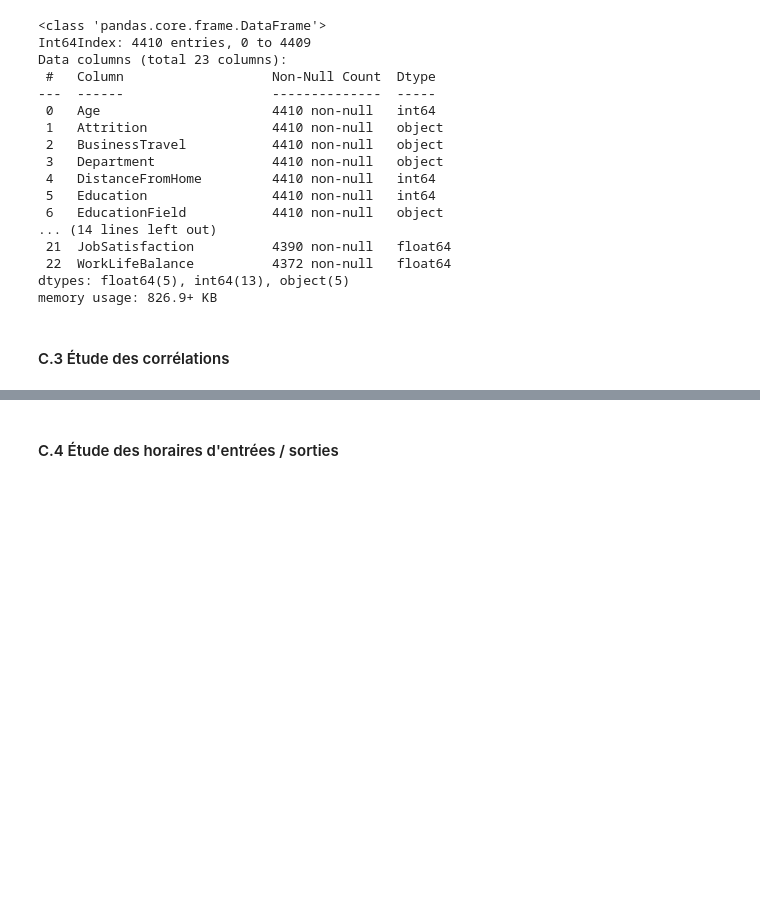
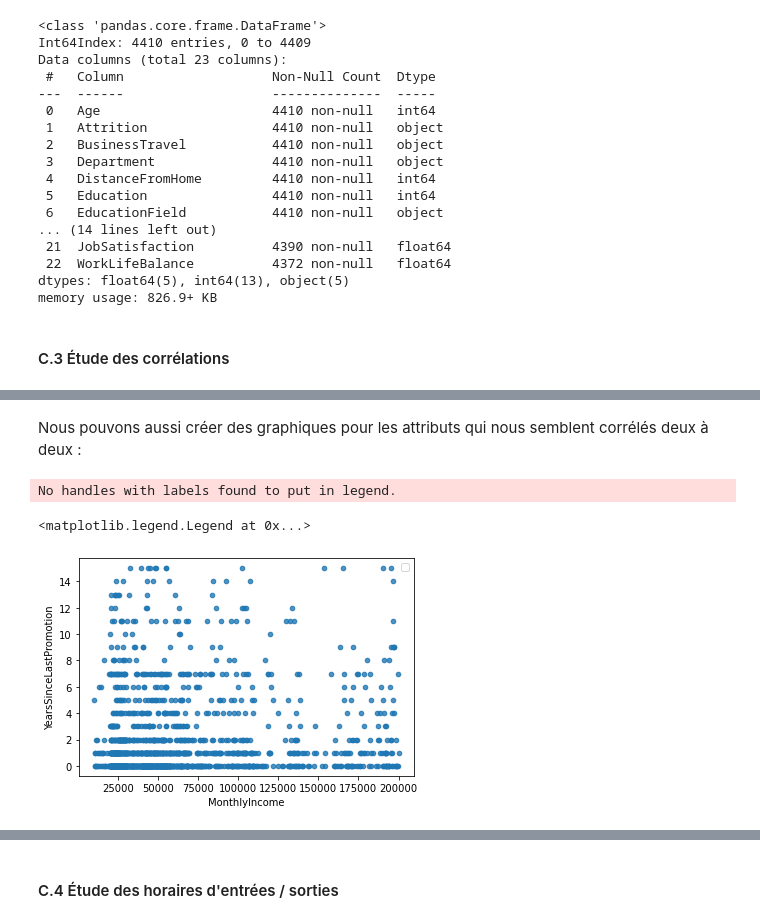
Before and after one commit to Ugo-Girard-Tissier/Projet-IA, a Jupyter notebook: Projet IA.ipynb, the cells around one changed output, grey strips where cells are left out. Saved outputs shown, nothing was run; the diff lists cells and outputs as text; code cells hidden in the pictures; blank space fills up the shorter version.

```diff
--- a/Projet IA.ipynb
+++ b/Projet IA.ipynb
@@ -278,0 +381,10 @@ memory usage: 826.9+ KB
+# %% [markdown]
+Nous pouvons aussi créer des graphiques pour les attributs qui nous semblent corrélés deux à deux :
+# %%
+dataset_without_in_out.plot(kind="scatter", x="MonthlyIncome", y="YearsSinceLastPromotion", alpha=0.4,
+    sharex=False)
+plt.legend()
+# %% [output]
+No handles with labels found to put in legend.
+<matplotlib.legend.Legend at 0x...>
+[figure, added]
```
Also changed, not shown: parts of 13 cells of this notebook.
